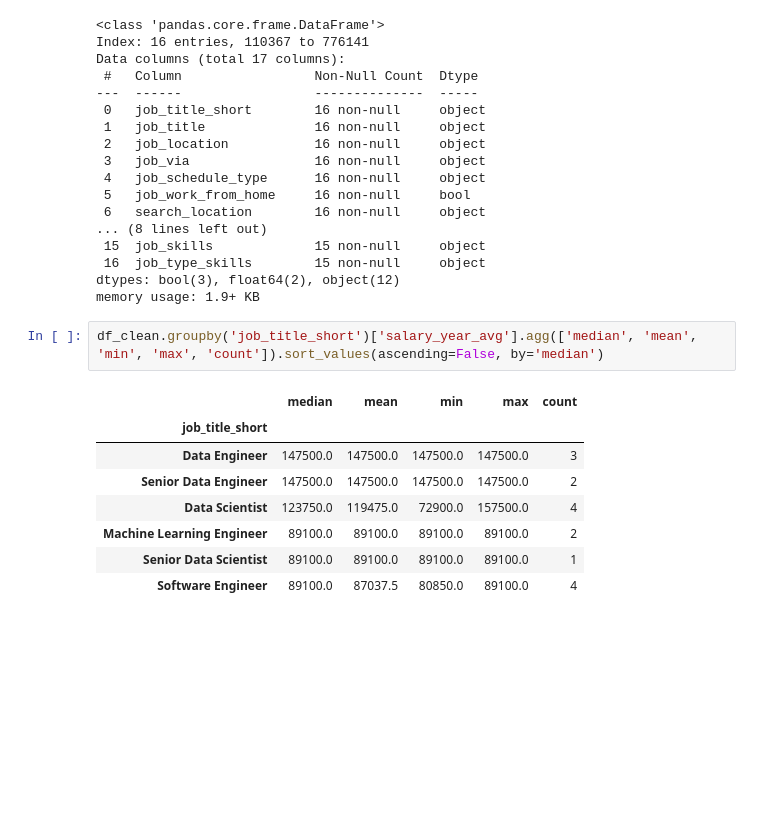
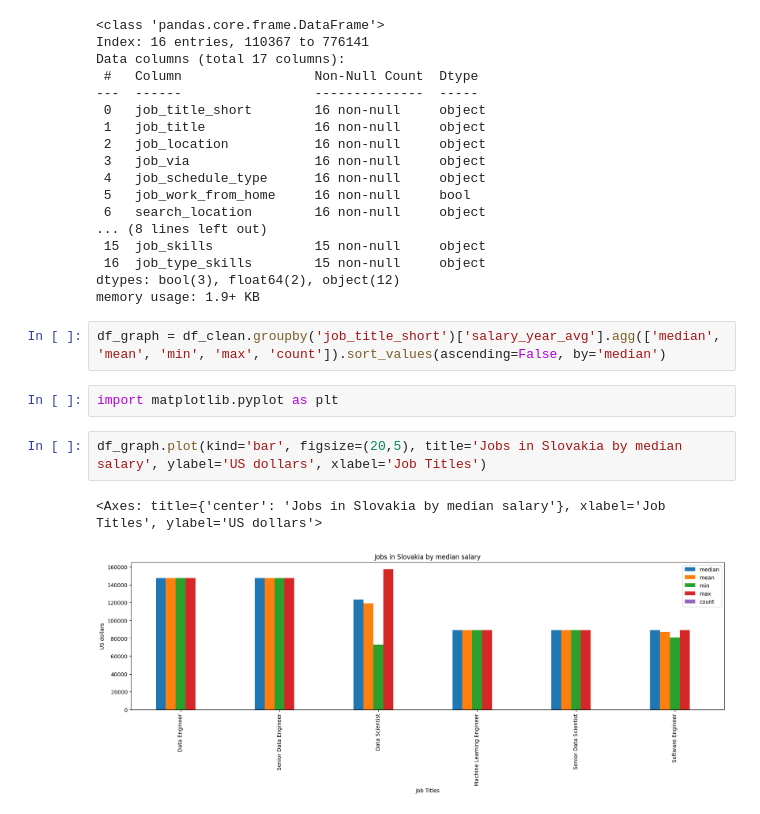
Before and after one commit to Alex-Matulay/Python_for_data_analytics_lukebarousse, a Jupyter notebook: 4_Problems/1_24_Pandas Inspection.ipynb, the cells around one changed output. Cells and saved outputs as stored; diff of their text form; blank space fills up the shorter version.

```diff
--- a/4_Problems/1_24_Pandas Inspection.ipynb
+++ b/4_Problems/1_24_Pandas Inspection.ipynb
@@ -261,13 +261,11 @@ Data columns (total 17 columns):
 dtypes: bool(3), float64(2), object(12)
 memory usage: 1.9+ KB
 # %%
-df_clean.groupby('job_title_short')['salary_year_avg'].agg(['median', 'mean', 'min', 'max', 'count']).sort_values(ascending=False, by='median')
+df_graph = df_clean.groupby('job_title_short')['salary_year_avg'].agg(['median', 'mean', 'min', 'max', 'count']).sort_values(ascending=False, by='median')
-# %% [output]
-|  | median | mean | min | max | count |
-| job_title_short |  |  |  |  |  |
-| Data Engineer | 147500.0 | 147500.0 | 147500.0 | 147500.0 | 3 |
-| Senior Data Engineer | 147500.0 | 147500.0 | 147500.0 | 147500.0 | 2 |
-| Data Scientist | 123750.0 | 119475.0 | 72900.0 | 157500.0 | 4 |
-| Machine Learning Engineer | 89100.0 | 89100.0 | 89100.0 | 89100.0 | 2 |
-| Senior Data Scientist | 89100.0 | 89100.0 | 89100.0 | 89100.0 | 1 |
-| Software Engineer | 89100.0 | 87037.5 | 80850.0 | 89100.0 | 4 |
+# %%
+import matplotlib.pyplot as plt
+# %%
+df_graph.plot(kind='bar', figsize=(20,5), title='Jobs in Slovakia by median salary', ylabel='US dollars', xlabel='Job Titles')
+# %% [output]
+<Axes: title={'center': 'Jobs in Slovakia by median salary'}, xlabel='Job Titles', ylabel='US dollars'>
+[figure, added]
```
Also changed, not shown: parts of 4 cells of this notebook.
